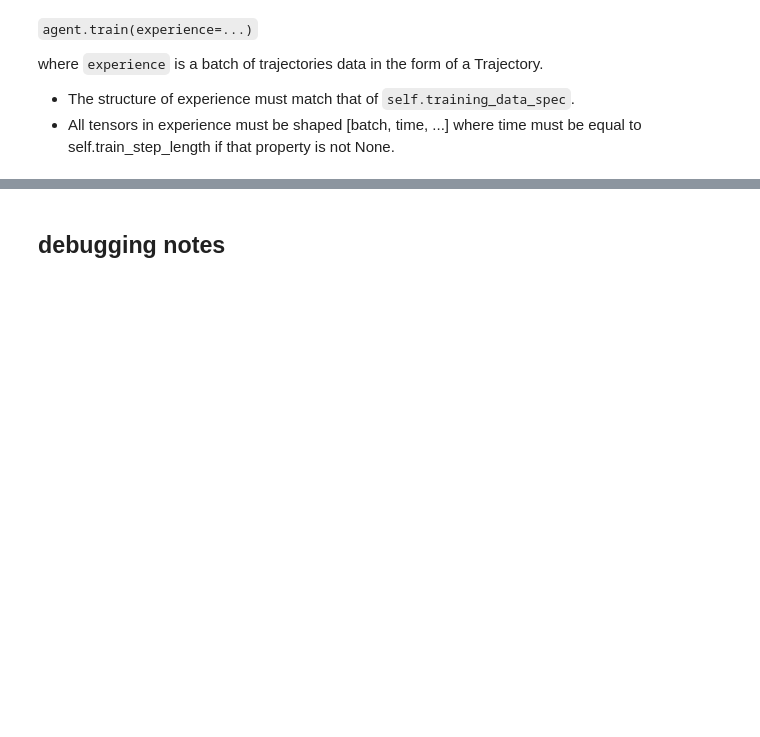
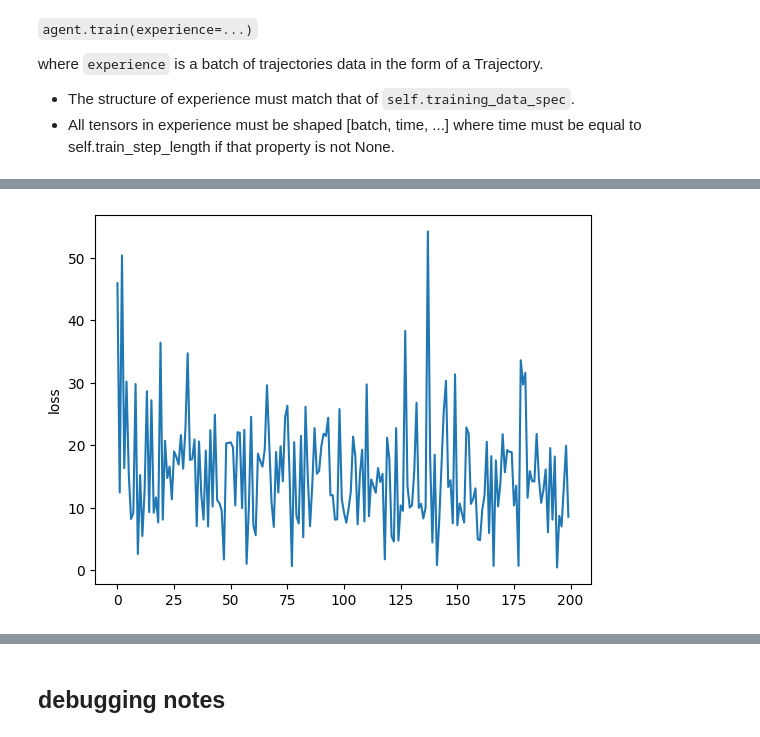
Before and after one commit to tottenjordan/tf_vertex_agents, a Jupyter notebook: 04-perarm-features-bandit/04aX-build-perarm-bandit-locally.ipynb, the cells around one changed output, grey strips where cells are left out. Drawn from its saved outputs; the diff is of its cells as text; code cells hidden in the pictures; blank space fills up the shorter version.

Commit message:
train app v1

```diff
--- a/04-perarm-features-bandit/04aX-build-perarm-bandit-locally.ipynb
+++ b/04-perarm-features-bandit/04aX-build-perarm-bandit-locally.ipynb
@@ -580,0 +538,3 @@ array([-0.04094781,  0.03707052, -0.02573409, -0.02102193, -0.0301262 ,
+# %%
+PER_ARM_DIM = _get_per_arm_features(data).shape[1]
+print(f"PER_ARM_DIM: {PER_ARM_DIM}")
@@ -1464,0 +1147,36 @@ where `experience` is a batch of trajectories data in the form of a Trajectory.
+# %%
+from tf_agents.metrics import export_utils
+from tf_agents.metrics import tf_metrics
+
+agent.initialize() # TODO - does this go here?
+
+# ====================================================
+# TB summary writer
+# ====================================================
+logging.info(f" log_dir: {LOG_DIR}")
+
+train_summary_writer = tf.compat.v2.summary.create_file_writer(
+    LOG_DIR, flush_millis=10 * 1000
+)
+train_summary_writer.set_as_default()
+
+# ====================================================
+# metrics
+# ====================================================
+step_metric = tf_metrics.EnvironmentSteps()
+metrics = [
+    tf_metrics.NumberOfEpisodes(),
+    tf_metrics.AverageEpisodeLengthMetric(batch_size=HPARAMS['batch_size']),
+    tf_metrics.AverageReturnMetric(batch_size=HPARAMS['batch_size'])
+]
+# if additional_metrics:
+#     metrics += additional_metrics
+
+metric_results = defaultdict(list)
+
+def _export_metrics_and_summaries(step, metrics):
+    """Exports metrics and tf summaries."""
+    metric_utils.log_metrics(metrics)
+    export_utils.export_metrics(step=step, metrics=metrics)
+    for metric in metrics:
+        metric.tf_summaries(train_step=step)
@@ -1516,0 +1332,8 @@ Saw tensor_shapes:
+# %%
+import matplotlib.pyplot as plt
+
+plt.plot(list_o_loss)
+plt.ylabel('loss')
+plt.show()
+# %% [output]
+[figure, added]
```
Also changed, not shown: parts of 81 cells of this notebook, 4 other files.
